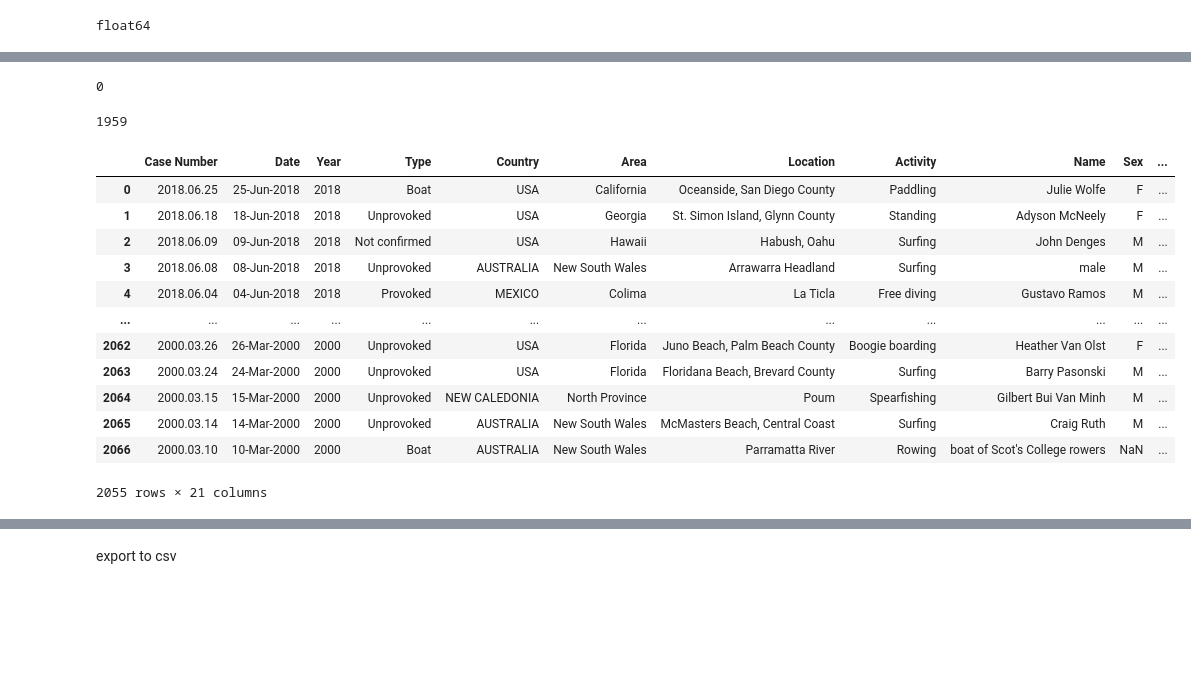
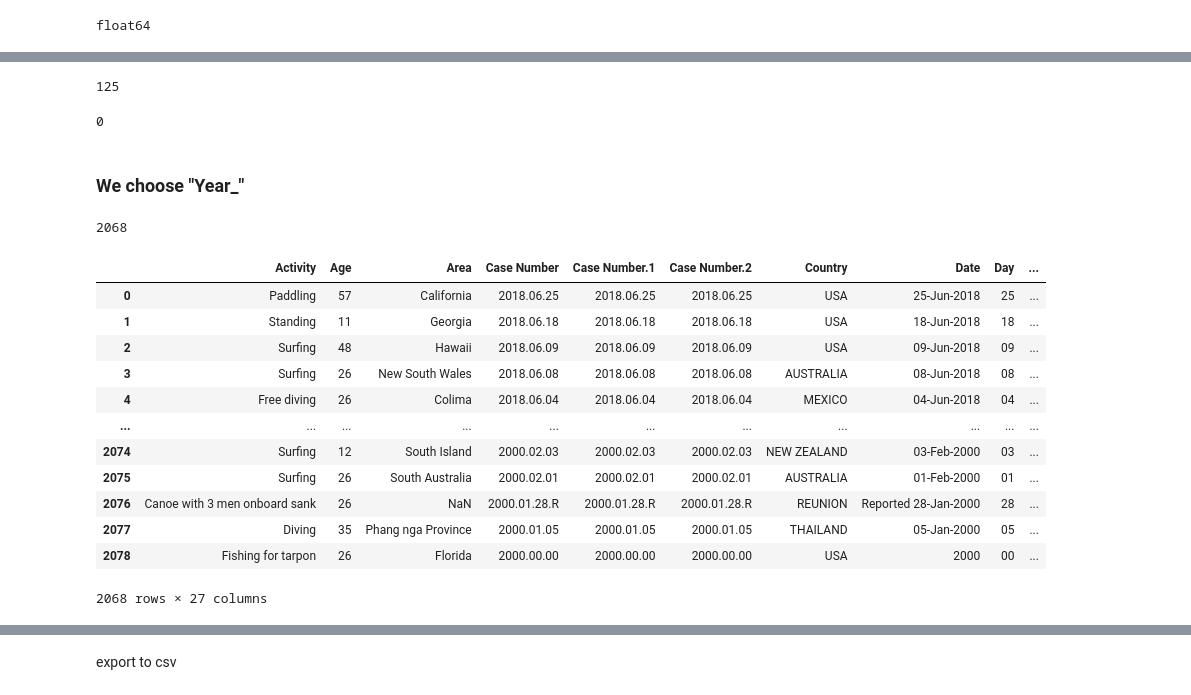
Before and after one commit to Ironhack-Data-Madrid-Febrero-2021/pandas-project, a Jupyter notebook: your-code/Untitled1.ipynb, the cells around one changed output, grey strips where cells are left out. Cells and saved outputs as stored; diff of their text form; code cells hidden in the pictures; blank space fills up the shorter version.

```diff
--- a/your-code/Untitled1.ipynb
+++ b/your-code/Untitled1.ipynb
@@ -673,0 +699,13 @@ rows_missing_Countries
+# %%
+try:
+    db['Year_']=[d[0:4] for d in db['Case Number']]
+except:
+    db['Year_']='00'
+try:
+    db['Month']=[d[5:7] for d in db['Case Number']]
+except:
+    db['Month']='00'
+try:
+    db['Day']=[d[8:10] for d in db['Case Number']]
+except:
+    db['Day']='00'
@@ -673,0 +779,2 @@ rows_missing_Countries
+# %%
+db.loc[db['Year_'].str.contains('(?i)ND'),'Year_']='00'
@@ -673,0 +785,3 @@ rows_missing_Countries
+# %%
+db['test'] = db['Year_']==(db['Year'])
+db['test'].value_counts()
@@ -678,8 +841,10 @@ float64
 # %%
 len(db[db['Year']==0])
 # %% [output]
-0
+125
 # %%
-len(db[db['Year']>2000])
+len(db[db['Year_']==0])
 # %% [output]
-1959
+0
+# %% [markdown]
+### We choose "Year_"
@@ -686,17 +853,21 @@ len(db[db['Year']>2000])
+# %%
+len(db[db['Year_']>1980])
+# %% [output]
+2068
 # %%
-db=db[db['Year']>=2000]
+db=db[db['Year_']>=1980]
 db
 # %% [output]
-|  | Case Number | Date | Year | Type | Country | Area | Location | Activity | Name | Sex | ... |
-| 0 | 2018.06.25 | 25-Jun-2018 | 2018 | Boat | USA | California | Oceanside, San Diego County | Paddling | Julie Wolfe | F | ... |
-| 1 | 2018.06.18 | 18-Jun-2018 | 2018 | Unprovoked | USA | Georgia | St. Simon Island, Glynn County | Standing | Adyson McNeely | F | ... |
-| 2 | 2018.06.09 | 09-Jun-2018 | 2018 | Not confirmed | USA | Hawaii | Habush, Oahu | Surfing | John Denges | M | ... |
-| 3 | 2018.06.08 | 08-Jun-2018 | 2018 | Unprovoked | AUSTRALIA | New South Wales | Arrawarra Headland | Surfing | male | M | ... |
-| 4 | 2018.06.04 | 04-Jun-2018 | 2018 | Provoked | MEXICO | Colima | La Ticla | Free diving | Gustavo Ramos | M | ... |
-| ... | ... | ... | ... | ... | ... | ... | ... | ... | ... | ... | ... |
-| 2062 | 2000.03.26 | 26-Mar-2000 | 2000 | Unprovoked | USA | Florida | Juno Beach, Palm Beach County | Boogie boarding | Heather Van Olst | F | ... |
-| 2063 | 2000.03.24 | 24-Mar-2000 | 2000 | Unprovoked | USA | Florida | Floridana Beach, Brevard County | Surfing | Barry Pasonski | M | ... |
-| 2064 | 2000.03.15 | 15-Mar-2000 | 2000 | Unprovoked | NEW CALEDONIA | North Province | Poum | Spearfishing | Gilbert Bui Van Minh | M | ... |
-| 2065 | 2000.03.14 | 14-Mar-2000 | 2000 | Unprovoked | AUSTRALIA | New South Wales | McMasters Beach, Central Coast | Surfing | Craig Ruth | M | ... |
-| 2066 | 2000.03.10 | 10-Mar-2000 | 2000 | Boat | AUSTRALIA | New South Wales | Parramatta River | Rowing | boat of Scot's College rowers | NaN | ... |
+|  | Activity | Age | Area | Case Number | Case Number.1 | Case Number.2 | Country | Date | Day | ... |
+| 0 | Paddling | 57 | California | 2018.06.25 | 2018.06.25 | 2018.06.25 | USA | 25-Jun-2018 | 25 | ... |
+| 1 | Standing | 11 | Georgia | 2018.06.18 | 2018.06.18 | 2018.06.18 | USA | 18-Jun-2018 | 18 | ... |
+| 2 | Surfing | 48 | Hawaii | 2018.06.09 | 2018.06.09 | 2018.06.09 | USA | 09-Jun-2018 | 09 | ... |
+| 3 | Surfing | 26 | New South Wales | 2018.06.08 | 2018.06.08 | 2018.06.08 | AUSTRALIA | 08-Jun-2018 | 08 | ... |
+| 4 | Free diving | 26 | Colima | 2018.06.04 | 2018.06.04 | 2018.06.04 | MEXICO | 04-Jun-2018 | 04 | ... |
+| ... | ... | ... | ... | ... | ... | ... | ... | ... | ... | ... |
+| 2074 | Surfing | 12 | South Island | 2000.02.03 | 2000.02.03 | 2000.02.03 | NEW ZEALAND | 03-Feb-2000 | 03 | ... |
+| 2075 | Surfing | 26 | South Australia | 2000.02.01 | 2000.02.01 | 2000.02.01 | AUSTRALIA | 01-Feb-2000 | 01 | ... |
+| 2076 | Canoe with 3 men onboard sank | 26 | NaN | 2000.01.28.R | 2000.01.28.R | 2000.01.28.R | REUNION | Reported 28-Jan-2000 | 28 | ... |
+| 2077 | Diving | 35 | Phang nga Province | 2000.01.05 | 2000.01.05 | 2000.01.05 | THAILAND | 05-Jan-2000 | 05 | ... |
+| 2078 | Fishing for tarpon | 26 | Florida | 2000.00.00 | 2000.00.00 | 2000.00.00 | USA | 2000 | 00 | ... |
-2055 rows × 21 columns
+2068 rows × 27 columns
```
Also changed, not shown: parts of 51 cells of this notebook, 1 other file.
